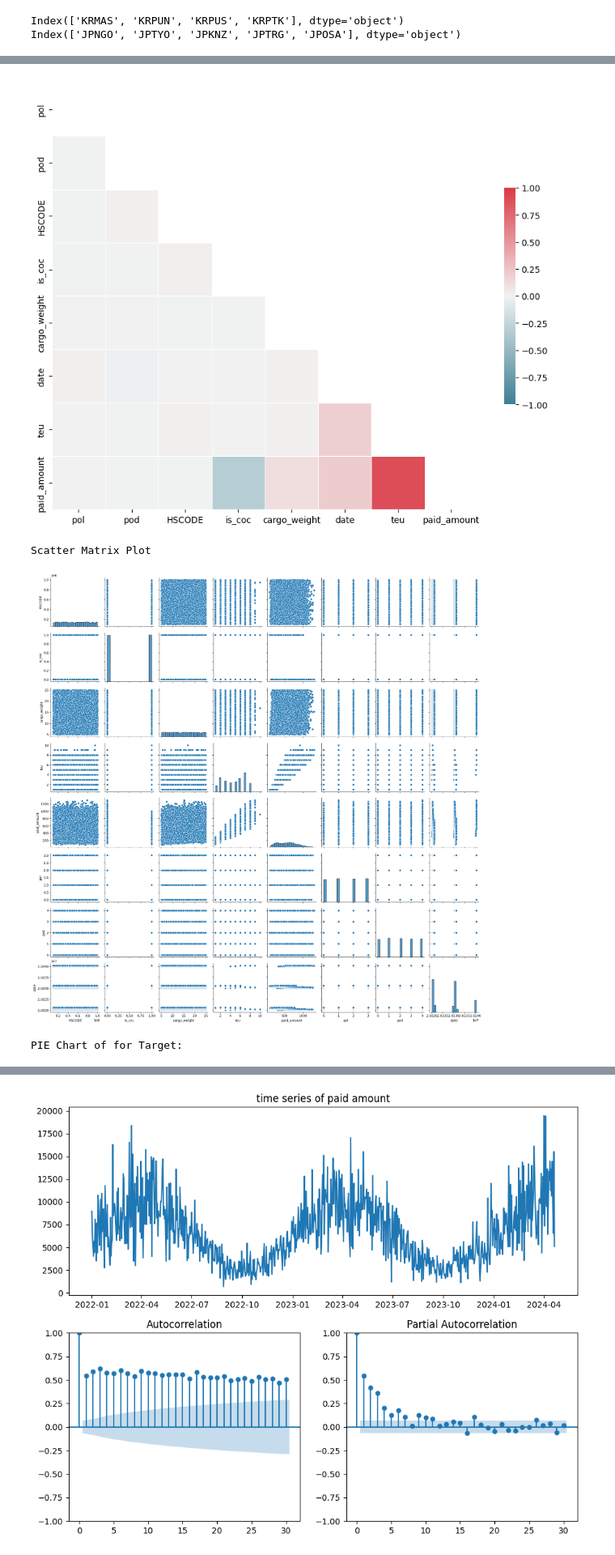
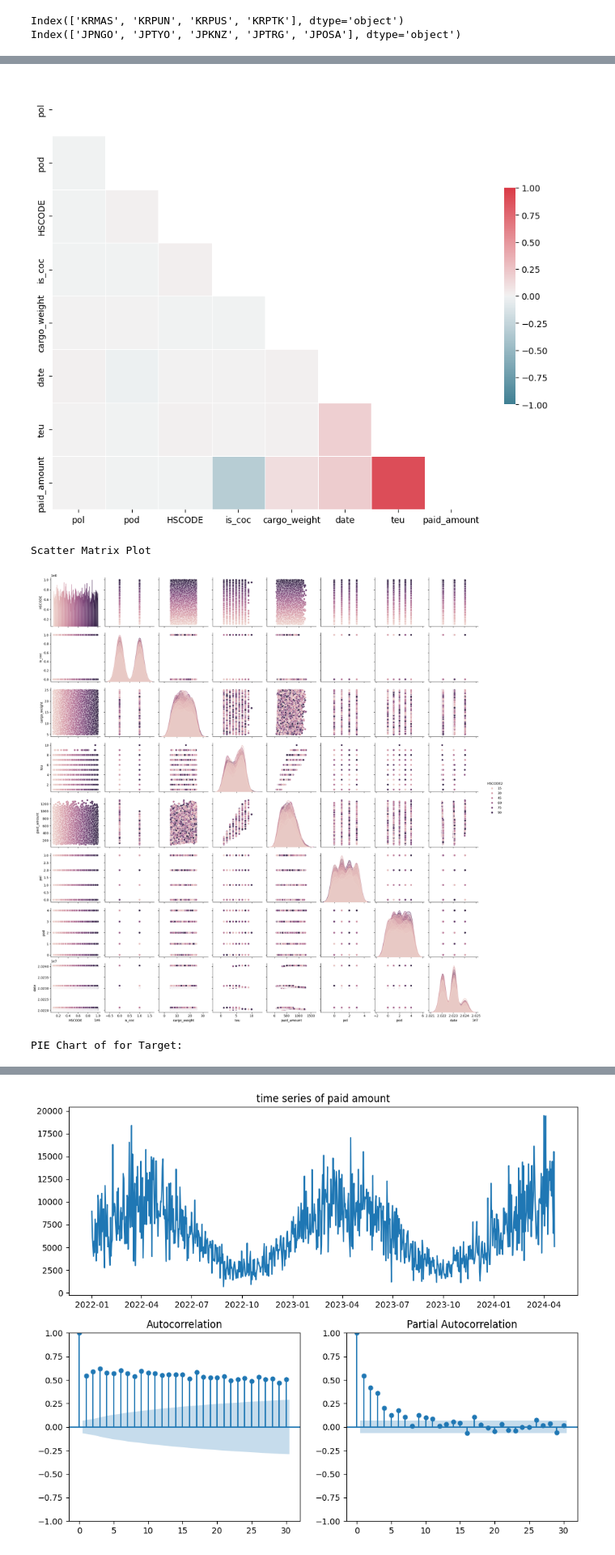
Before and after one commit to tglkwon/DataAnalysis, a Jupyter notebook: EDA.ipynb, the cells around one changed output, grey strips where cells are left out. Shown at 81% size. Drawn from its saved outputs; the diff is of its cells as text; code cells hidden in the pictures.

```diff
--- a/EDA.ipynb
+++ b/EDA.ipynb
@@ -55,7 +63,7 @@ def load_dataset(filename):
 
     feature_names = ['port_of_loading', 'port_of_discharge', 'HSCODE', 'is_coc',
        'cargo_weight', 'expected_time_of_departure', 'teu']
-    target = 'paid_amount'
+    target = 'HSCODE2'
 
     return feature_names, target, dataset
 
@@ -117,6 +125,8 @@ def factorzie_text_values(dataset):
     date_string = dataset['expected_time_of_departure'].dt.strftime('%Y%m%d')
     dataset['date'] = date_string.astype(int)
 
+    dataset['HSCODE2'] = (dataset['HSCODE']/10000).astype(int)
+
     dataset.sort_values(by=['expected_time_of_departure'], axis=0, ascending=True, inplace=True)
 
     print(dataset.head(5))
@@ -273,7 +285,7 @@ def data_visualization(feature_names, target, dataset):
 
         # PairPlot using seaborn
         print(); print('Scatter Matrix Plot')
-        sns.pairplot(dataset)
+        sns.pairplot(dataset, hue='HSCODE2')
         plt.show()
 
         # Pie chart for Categorical Variables
@@ -309,34 +321,34 @@ data_visualization(feature_names, target, dataset)
 # %% [output]
 BOX plot of each Numerical features
 [figure]
 [figure]
 Histogram of each Numerical Feature
 [figure]
 Correlation Matrix of All Numerical Features
 [figure]
 Correlation plot of Numerical features
                    pol       pod    HSCODE    is_coc  cargo_weight      date  \
 pol           1.000000 -0.003227 -0.007308 -0.000579      0.005928  0.014858
 pod          -0.003227  1.000000  0.011032 -0.003629      0.003381 -0.019971
 HSCODE       -0.007308  0.011032  1.000000  0.019655     -0.004936  0.004679
 is_coc       -0.000579 -0.003629  0.019655  1.000000     -0.004003  0.003090
 cargo_weight  0.005928  0.003381 -0.004936 -0.004003      1.000000  0.011595
 date          0.014858 -0.019971  0.004679  0.003090      0.011595  1.000000
 teu           0.006300 -0.003574  0.008900  0.001270      0.009588  0.192412
 paid_amount   0.004216 -0.000718 -0.001401 -0.327807      0.115817  0.208216
 
                    teu  paid_amount
 pol           0.006300     0.004216
 pod          -0.003574    -0.000718
 HSCODE        0.008900    -0.001401
 is_coc        0.001270    -0.327807
 cargo_weight  0.009588     0.115817
 date          0.192412     0.208216
 teu           1.000000     0.895995
 paid_amount   0.895995     1.000000
 [figure]
 Scatter Matrix Plot
-[figure, old version]
+[figure, new version]
 PIE Chart of for Target:
 [figure]
 [figure]
```
Also changed, not shown: parts of 9 cells of this notebook, 4 other files.
